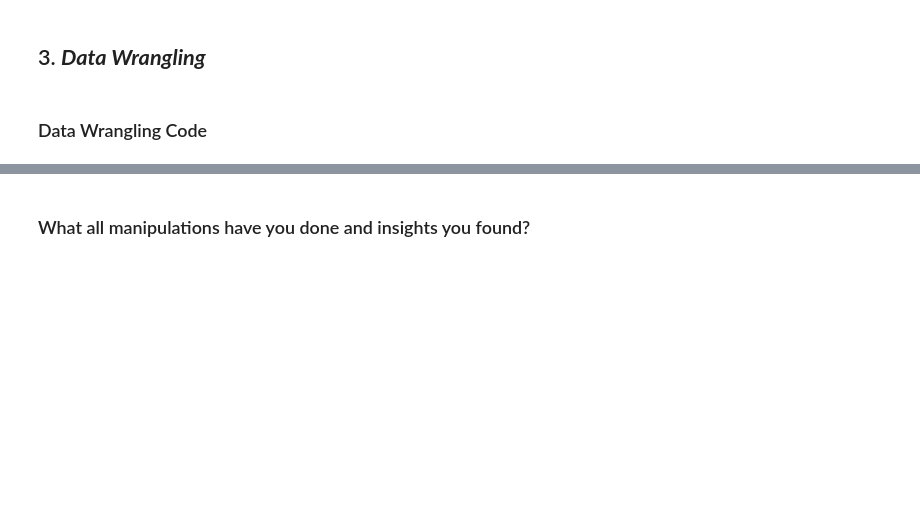
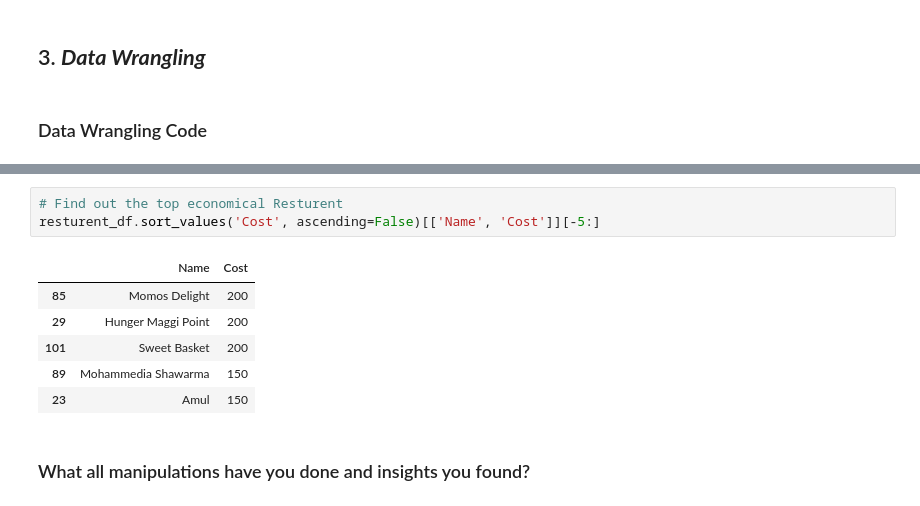
Before and after one commit to Asif-Ansari-bbl/Zomato-Resturent-Clustering-and-Sentiment-Analysis, a Jupyter notebook: Zomato_resturent_Clustering_and_Sentiment_Analysis.ipynb, the cells around one changed output, grey strips where cells are left out. Saved outputs shown, nothing was run; the diff lists cells and outputs as text; blank space fills up the shorter version.

```diff
--- a/Zomato_resturent_Clustering_and_Sentiment_Analysis.ipynb
+++ b/Zomato_resturent_Clustering_and_Sentiment_Analysis.ipynb
@@ -303,3 +373,13 @@ dtype: int64
+# %%
+# Find out the top economical Resturent
+resturent_df.sort_values('Cost', ascending=False)[['Name', 'Cost']][-5:]
+# %% [output]
+|  | Name | Cost |
+| 85 | Momos Delight | 200 |
+| 29 | Hunger Maggi Point | 200 |
+| 101 | Sweet Basket | 200 |
+| 89 | Mohammedia Shawarma | 150 |
+| 23 | Amul | 150 |
 # %% [markdown]
 ### What all manipulations have you done and insights you found?
 # %% [markdown]
```
Also changed, not shown: parts of 6 cells of this notebook.
